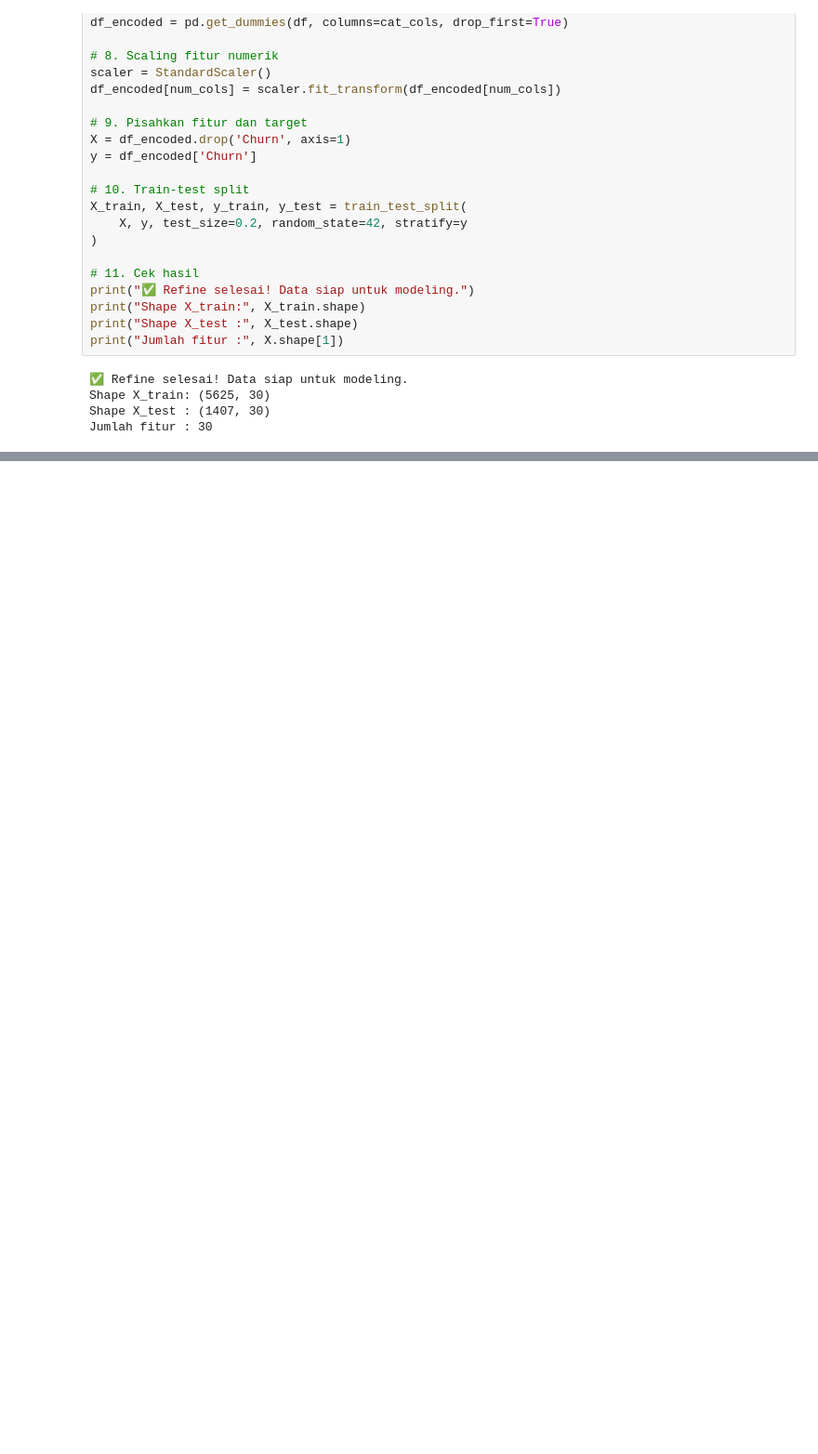
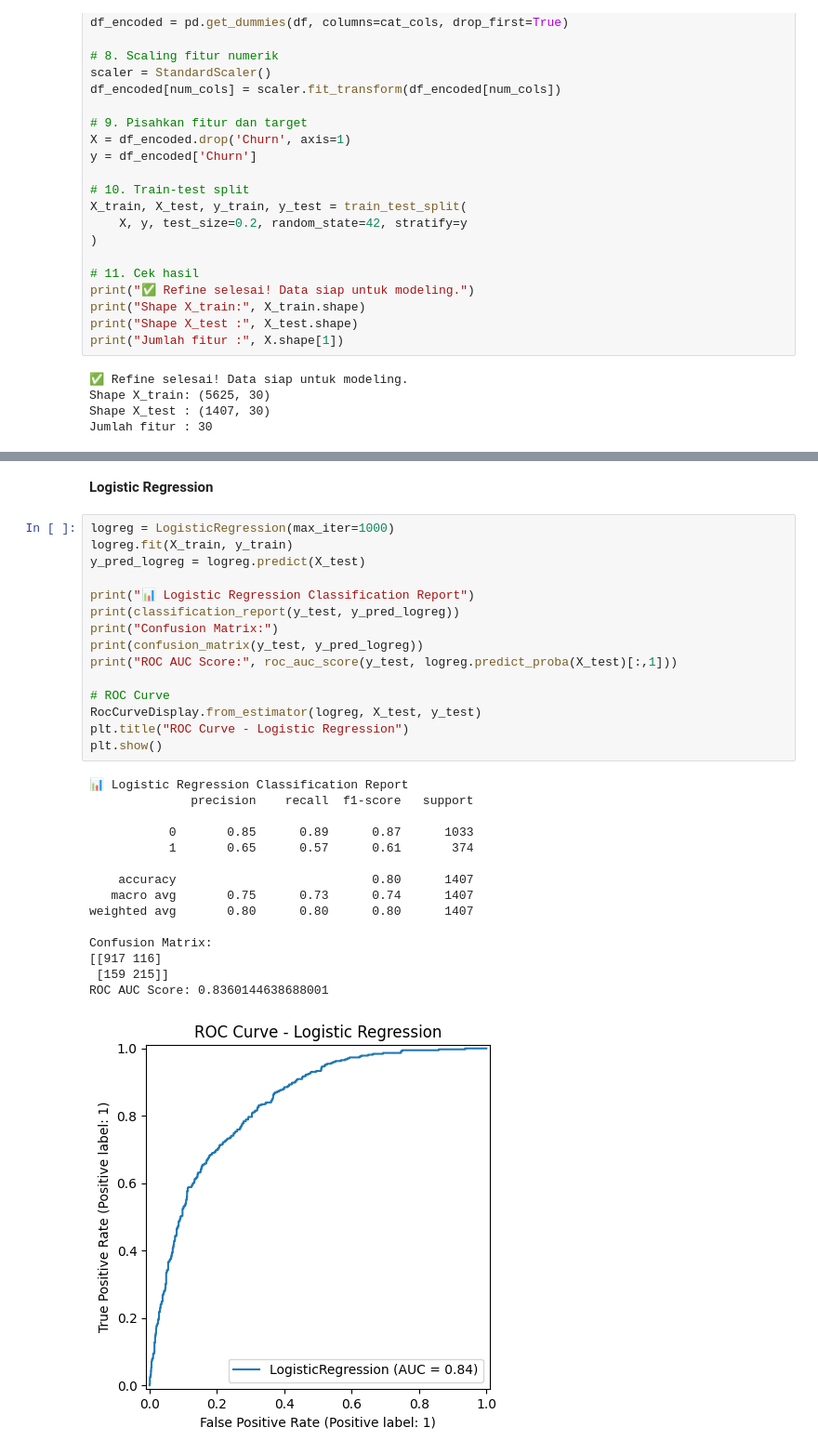
Before and after one commit to rahmanS1d1q/churn-prediction-telco-customers, a Jupyter notebook: Predicting_Customer_Churn_in_SaaS_using_Machine_Learning.ipynb, the cells around one changed output, grey strips where cells are left out. Shown: that part at 93% size. Saved outputs shown, nothing was run; the diff lists cells and outputs as text; blank space fills up the shorter version.

```diff
--- a/Predicting_Customer_Churn_in_SaaS_using_Machine_Learning.ipynb
+++ b/Predicting_Customer_Churn_in_SaaS_using_Machine_Learning.ipynb
@@ -263,0 +274,33 @@ Jumlah fitur : 30
+# %% [markdown]
+**Logistic Regression**
+# %%
+logreg = LogisticRegression(max_iter=1000)
+logreg.fit(X_train, y_train)
+y_pred_logreg = logreg.predict(X_test)
+
+print("📊 Logistic Regression Classification Report")
+print(classification_report(y_test, y_pred_logreg))
+print("Confusion Matrix:")
+print(confusion_matrix(y_test, y_pred_logreg))
+print("ROC AUC Score:", roc_auc_score(y_test, logreg.predict_proba(X_test)[:,1]))
+
+# ROC Curve
+RocCurveDisplay.from_estimator(logreg, X_test, y_test)
+plt.title("ROC Curve - Logistic Regression")
+plt.show()
+# %% [output]
+📊 Logistic Regression Classification Report
+              precision    recall  f1-score   support
+
+           0       0.85      0.89      0.87      1033
+           1       0.65      0.57      0.61       374
+
+    accuracy                           0.80      1407
+   macro avg       0.75      0.73      0.74      1407
+weighted avg       0.80      0.80      0.80      1407
+
+Confusion Matrix:
+[[917 116]
+ [159 215]]
+ROC AUC Score: 0.8360144638688001
+[figure, added]
```
Also changed, not shown: parts of 18 cells of this notebook.
